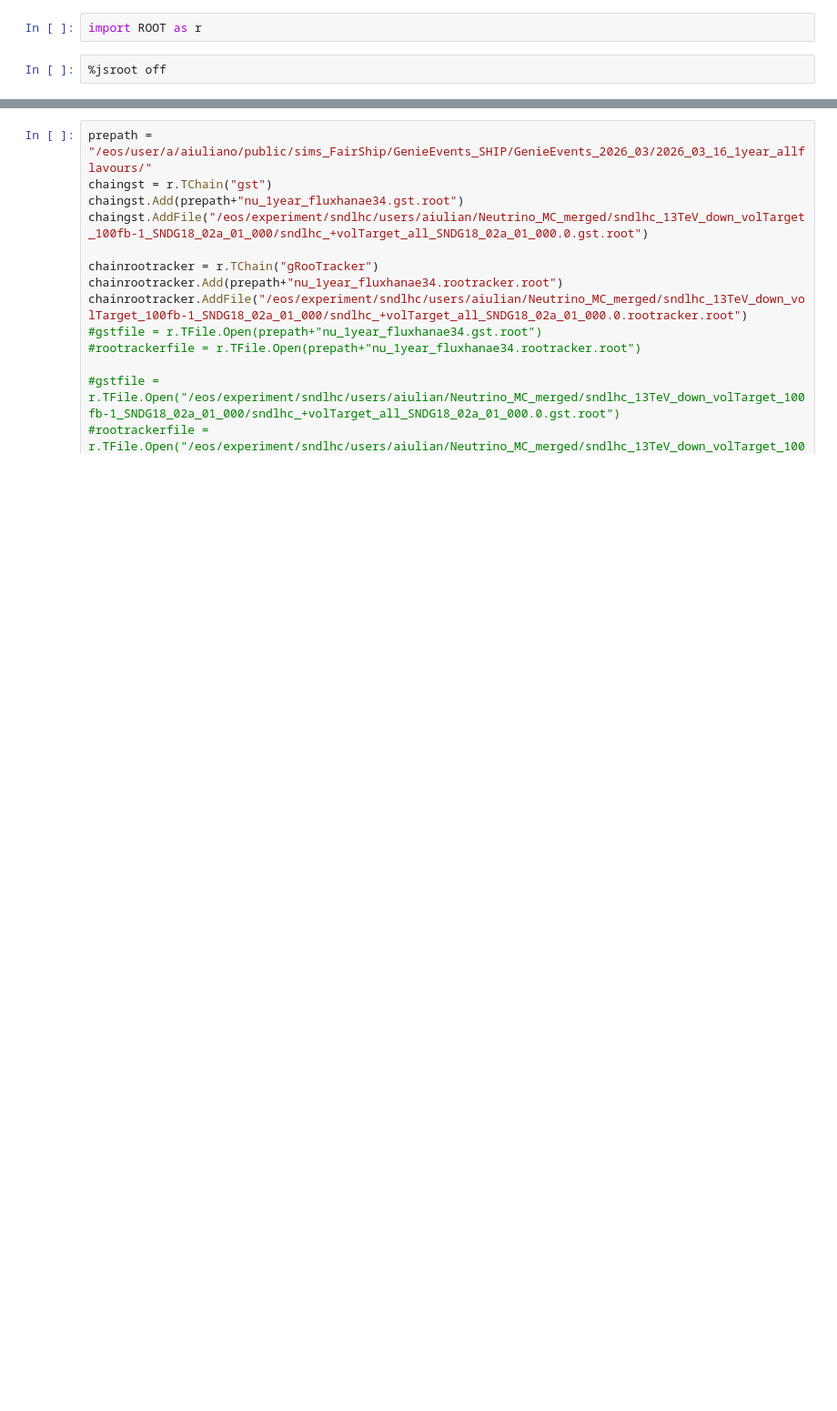
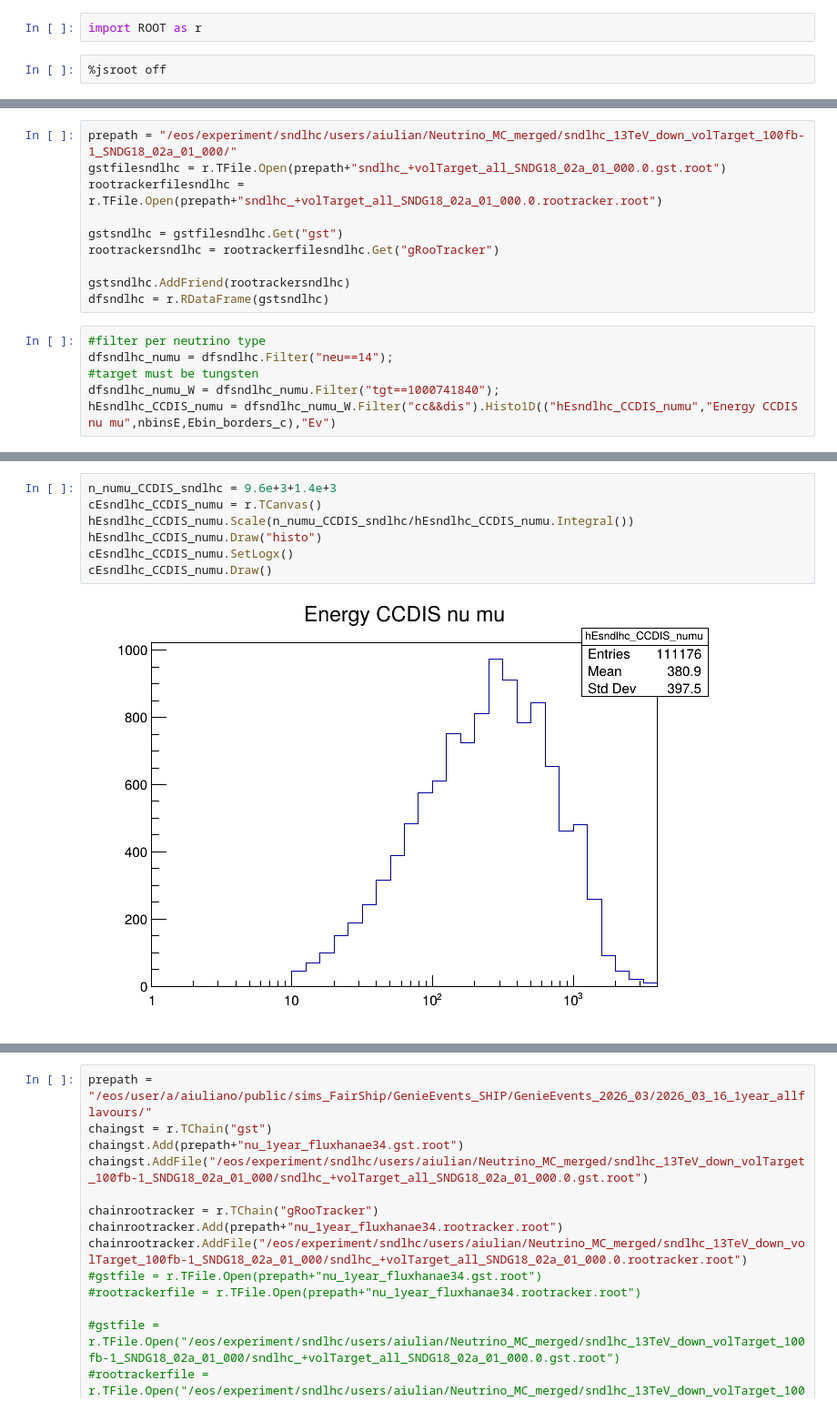
Before and after one commit to antonioiuliano2/macros-ship, a Jupyter notebook: nu_ship_simulations/SumCCCrossSections.ipynb, the cells around one changed output, grey strips where cells are left out. Shown at 91% size. Cells and saved outputs as stored; diff of their text form; blank space fills up the shorter version.

Commit message:
scaling to both SHiP and SNDLHC expectations

```diff
--- a/nu_ship_simulations/SumCCCrossSections.ipynb
+++ b/nu_ship_simulations/SumCCCrossSections.ipynb
@@ -4,0 +81,16 @@ import ROOT as r
+# %%
+prepath = "/eos/experiment/sndlhc/users/aiulian/Neutrino_MC_merged/sndlhc_13TeV_down_volTarget_100fb-1_SNDG18_02a_01_000/"
+gstfilesndlhc = r.TFile.Open(prepath+"sndlhc_+volTarget_all_SNDG18_02a_01_000.0.gst.root")
+rootrackerfilesndlhc = r.TFile.Open(prepath+"sndlhc_+volTarget_all_SNDG18_02a_01_000.0.rootracker.root")
+
+gstsndlhc = gstfilesndlhc.Get("gst")
+rootrackersndlhc = rootrackerfilesndlhc.Get("gRooTracker")
+
+gstsndlhc.AddFriend(rootrackersndlhc)
+dfsndlhc = r.RDataFrame(gstsndlhc)
+# %%
+#filter per neutrino type
+dfsndlhc_numu = dfsndlhc.Filter("neu==14");
+#target must be tungsten
+dfsndlhc_numu_W = dfsndlhc_numu.Filter("tgt==1000741840");
+hEsndlhc_CCDIS_numu = dfsndlhc_numu_W.Filter("cc&&dis").Histo1D(("hEsndlhc_CCDIS_numu","Energy CCDIS nu mu",nbinsE,Ebin_borders_c),"Ev")
@@ -4,0 +103,9 @@ import ROOT as r
+# %%
+n_numu_CCDIS_sndlhc = 9.6e+3+1.4e+3
+cEsndlhc_CCDIS_numu = r.TCanvas()
+hEsndlhc_CCDIS_numu.Scale(n_numu_CCDIS_sndlhc/hEsndlhc_CCDIS_numu.Integral())
+hEsndlhc_CCDIS_numu.Draw("histo")
+cEsndlhc_CCDIS_numu.SetLogx()
+cEsndlhc_CCDIS_numu.Draw()
+# %% [output]
+[figure, added]
```
Also changed, not shown: parts of 35 cells of this notebook.
